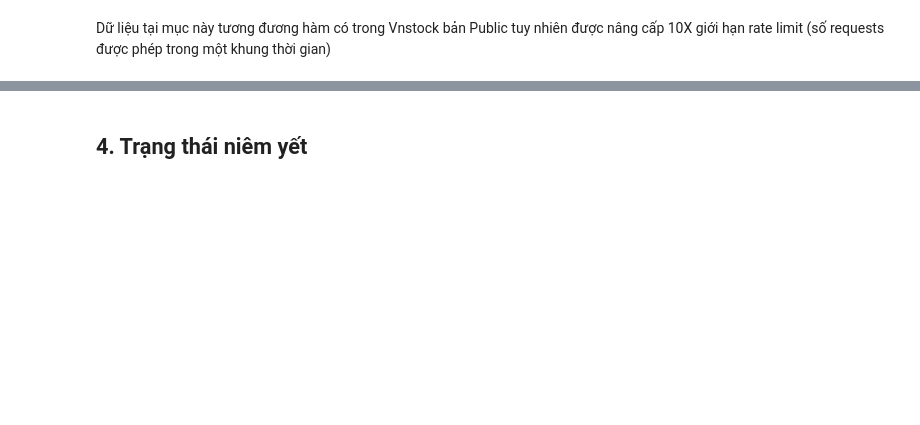
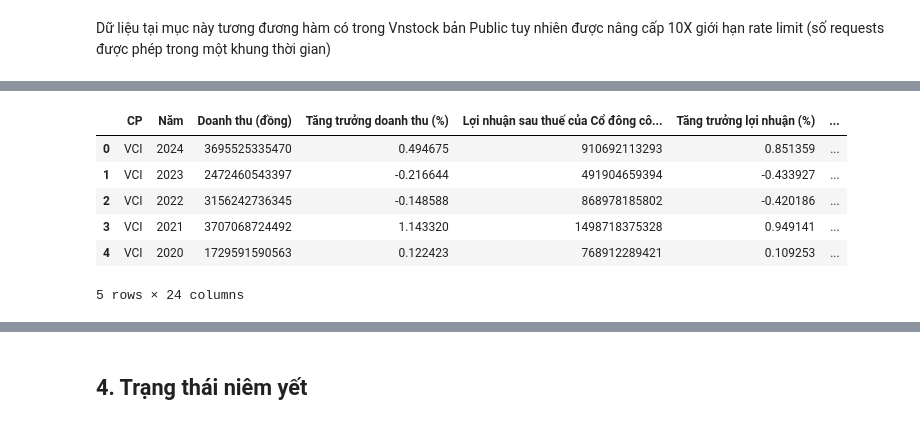
Before and after one commit to vnstock-hq/vnstock_insider_guide, a Jupyter notebook: demo/1-vnstock_data_explorer_v2_demo.ipynb, the cells around one changed output, grey strips where cells are left out. Saved outputs shown, nothing was run; the diff lists cells and outputs as text; code cells hidden in the pictures; blank space fills up the shorter version.

```diff
--- a/demo/1-vnstock_data_explorer_v2_demo.ipynb
+++ b/demo/1-vnstock_data_explorer_v2_demo.ipynb
@@ -214,0 +243,11 @@ Dữ liệu tại mục này tương đương hàm có trong Vnstock bản Publi
+# %%
+# Bỏ .head() để hiển thị toàn bộ dữ liệu
+fin.income_statement(period='year', lang='vi').head()
+# %% [output]
+|  | CP | Năm | Doanh thu (đồng) | Tăng trưởng doanh thu (%) | Lợi nhuận sau thuế của Cổ đông cô... | Tăng trưởng lợi nhuận (%) | ... |
+| 0 | VCI | 2024 | 3695525335470 | 0.494675 | 910692113293 | 0.851359 | ... |
+| 1 | VCI | 2023 | 2472460543397 | -0.216644 | 491904659394 | -0.433927 | ... |
+| 2 | VCI | 2022 | 3156242736345 | -0.148588 | 868978185802 | -0.420186 | ... |
+| 3 | VCI | 2021 | 3707068724492 | 1.143320 | 1498718375328 | 0.949141 | ... |
+| 4 | VCI | 2020 | 1729591590563 | 0.122423 | 768912289421 | 0.109253 | ... |
+5 rows × 24 columns
```
Also changed, not shown: parts of 26 cells of this notebook, 1 other file.
